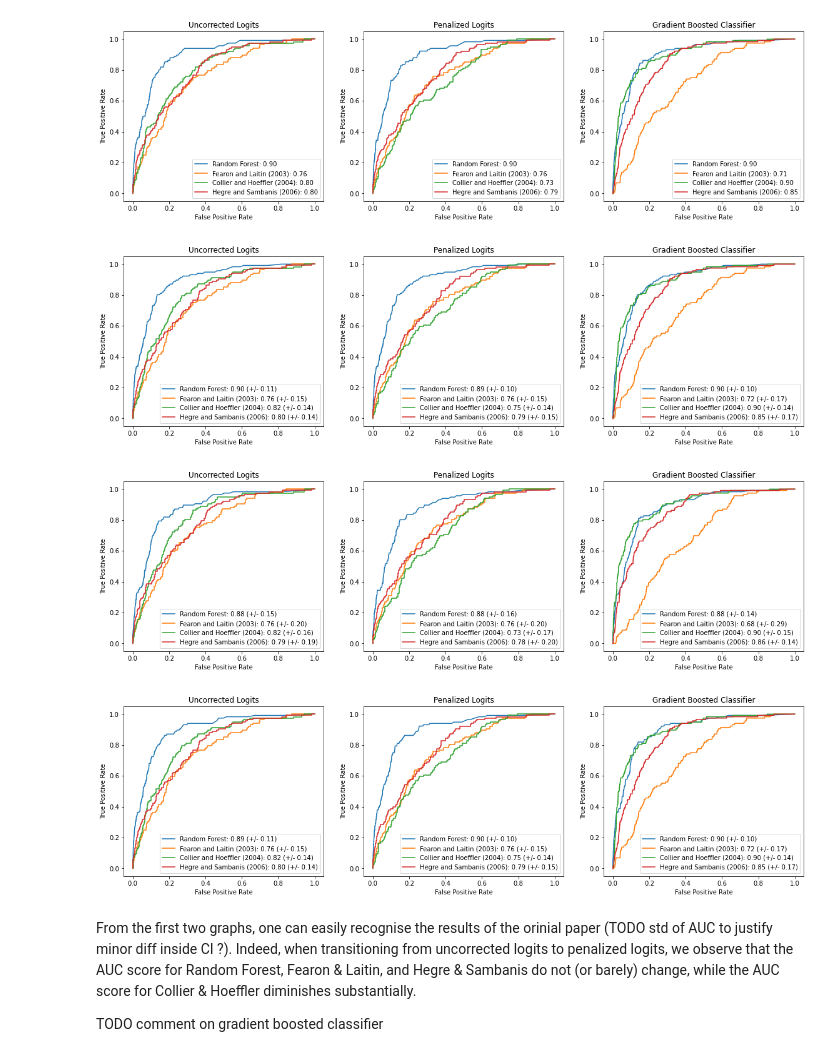
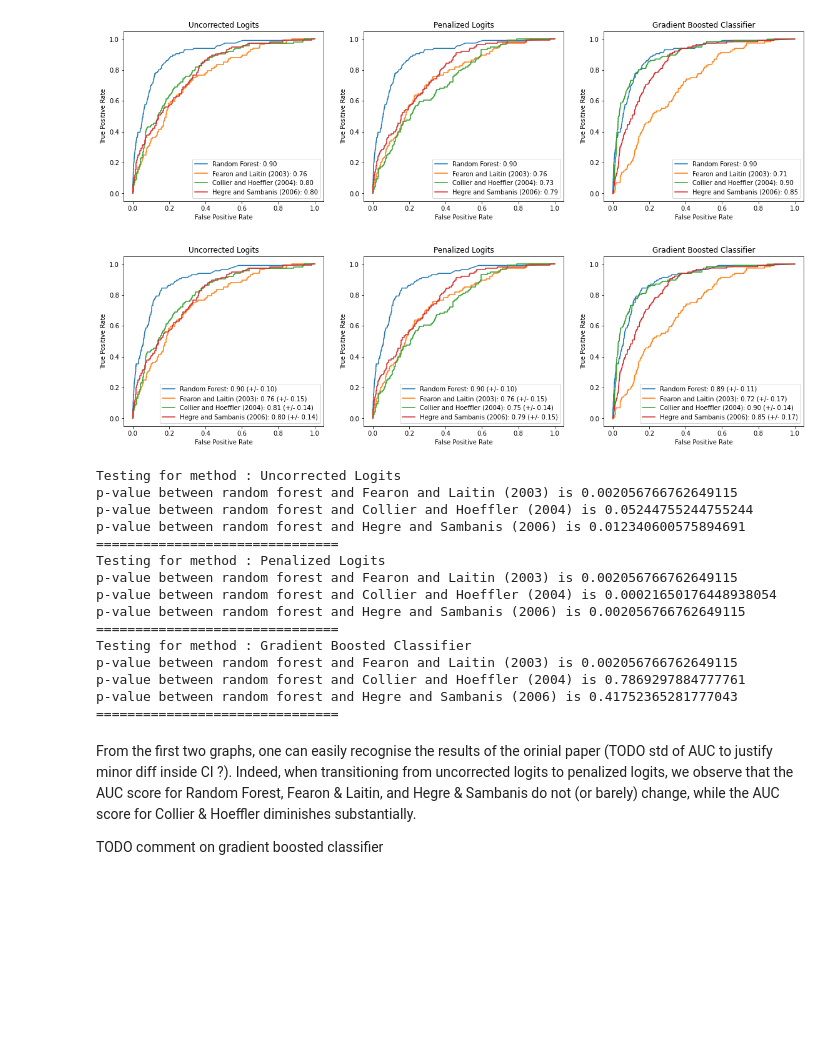
Before and after one commit to epfl-ada/ada-2020-project-milestone-p3-p3_abracadata, a Jupyter notebook: creative_extension.ipynb, the cells around one changed output. Cells and saved outputs as stored; diff of their text form; code cells hidden in the pictures; blank space fills up the shorter version.

```diff
--- a/creative_extension.ipynb
+++ b/creative_extension.ipynb
@@ -188,45 +202,42 @@ plot_multi_roc(titles, methods, datasets, models, random_forest, y)
 # %%
 # Methods
 titles = ['Uncorrected Logits', 'Penalized Logits', 'Gradient Boosted Classifier']
 methods = [logistic, logistic_pen, gbc]
 
 # Models
-datasets = [X, X_FL, X_CH, X_HS]
-models = ['Random Forest', 'Fearon and Laitin (2003)', 'Collier and Hoeffler (2004)', 'Hegre and Sambanis (2006)']
+datasets = [X_FL, X_CH, X_HS]
+models = ['Fearon and Laitin (2003)', 'Collier and Hoeffler (2004)', 'Hegre and Sambanis (2006)']
 
 
 # Fitting models and plotting results
 plot_multi_roc_ci(titles, methods, datasets, models, random_forest, y)
 # %% [output]
-[figure, old version]
+[figure, new version]
 # %%
 # Methods
 titles = ['Uncorrected Logits', 'Penalized Logits', 'Gradient Boosted Classifier']
 methods = [logistic, logistic_pen, gbc]
 
 # Models
-datasets = [X, X_FL, X_CH, X_HS]
-models = ['Random Forest', 'Fearon and Laitin (2003)', 'Collier and Hoeffler (2004)', 'Hegre and Sambanis (2006)']
-
-
-# Fitting models and plotting results            20 folds
-plot_multi_roc_ci(titles, methods, datasets, models, random_forest, y)
+datasets = [X_FL, X_CH, X_HS]
+models = ['Fearon and Laitin (2003)', 'Collier and Hoeffler (2004)', 'Hegre and Sambanis (2006)']
+compare_models_aucs_with_random_forest(titles, methods, datasets, models, random_forest, X, y)
 # %% [output]
-[figure, removed]
+Testing for method : Uncorrected Logits
+p-value between random forest and Fearon and Laitin (2003) is 0.002056766762649115
+p-value between random forest and Collier and Hoeffler (2004) is 0.05244755244755244
+p-value between random forest and Hegre and Sambanis (2006) is 0.012340600575894691
+===============================
+Testing for method : Penalized Logits
+p-value between random forest and Fearon and Laitin (2003) is 0.002056766762649115
+p-value between random forest and Collier and Hoeffler (2004) is 0.00021650176448938054
+p-value between random forest and Hegre and Sambanis (2006) is 0.002056766762649115
+===============================
+Testing for method : Gradient Boosted Classifier
+p-value between random forest and Fearon and Laitin (2003) is 0.002056766762649115
+p-value between random forest and Collier and Hoeffler (2004) is 0.7869297884777761
+p-value between random forest and Hegre and Sambanis (2006) is 0.41752365281777043
+===============================
-# %%
-# Methods
-titles = ['Uncorrected Logits', 'Penalized Logits', 'Gradient Boosted Classifier']
-methods = [logistic, logistic_pen, gbc]
-
-# Models
-datasets = [X, X_FL, X_CH, X_HS]
-models = ['Random Forest', 'Fearon and Laitin (2003)', 'Collier and Hoeffler (2004)', 'Hegre and Sambanis (2006)']
-
-
-# Fitting models and plotting results      auc through mean
-plot_multi_roc_ci(titles, methods, datasets, models, random_forest, y)
-# %% [output]
-[figure, removed]
 # %% [markdown]
 From the first two graphs, one can easily recognise the results of the orinial paper (TODO std of AUC to justify minor diff inside CI ?). Indeed, when transitioning from uncorrected logits to penalized logits, we observe that the AUC score for Random Forest, Fearon & Laitin, and Hegre & Sambanis do not (or barely) change, while the AUC score for Collier & Hoeffler diminishes substantially.
 
```
Also changed, not shown: parts of 10 cells of this notebook, 1 other file.
